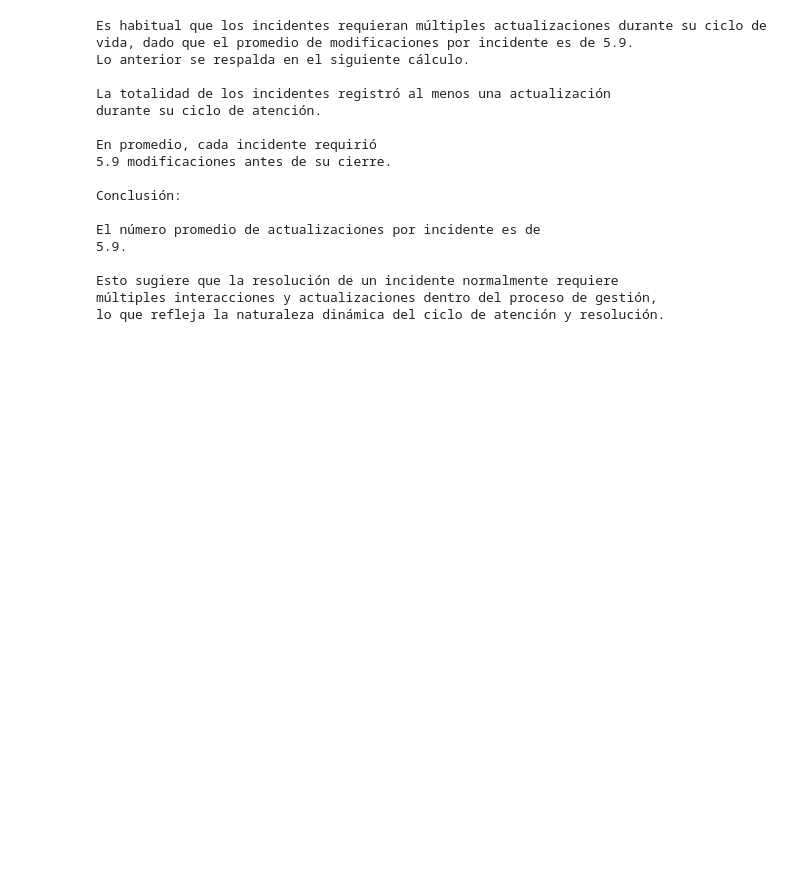
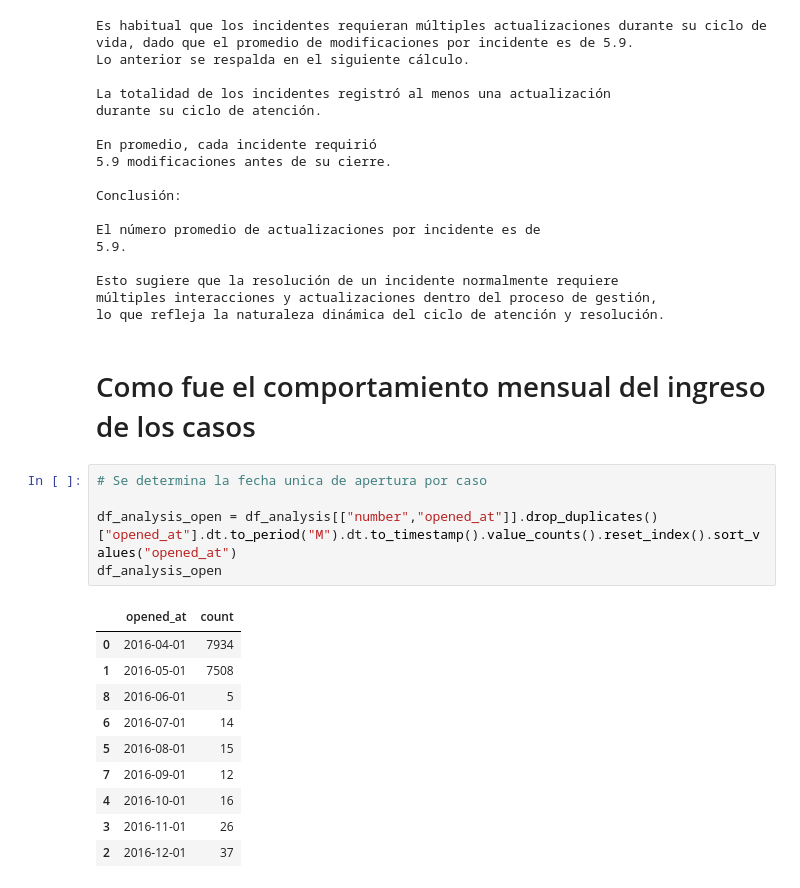
Before and after one commit to FoxJaeger007/ERP-Support-Operations-Dashboard, a Jupyter notebook: Notebooks/ERP_Incident_Analysis.ipynb, the cells around one changed output. Drawn from its saved outputs; the diff is of its cells as text; blank space fills up the shorter version.

```diff
--- a/Notebooks/ERP_Incident_Analysis.ipynb
+++ b/Notebooks/ERP_Incident_Analysis.ipynb
@@ -427,3 +458,21 @@ El número promedio de actualizaciones por incidente es de
 Esto sugiere que la resolución de un incidente normalmente requiere
 múltiples interacciones y actualizaciones dentro del proceso de gestión,
 lo que refleja la naturaleza dinámica del ciclo de atención y resolución.
+# %% [markdown]
+# Como fue el comportamiento mensual del ingreso de los casos
+# %%
+# Se determina la fecha unica de apertura por caso
+
+df_analysis_open = df_analysis[["number","opened_at"]].drop_duplicates()["opened_at"].dt.to_period("M").dt.to_timestamp().value_counts().reset_index().sort_values("opened_at")
+df_analysis_open
+# %% [output]
+|  | opened_at | count |
+| 0 | 2016-04-01 | 7934 |
+| 1 | 2016-05-01 | 7508 |
+| 8 | 2016-06-01 | 5 |
+| 6 | 2016-07-01 | 14 |
+| 5 | 2016-08-01 | 15 |
+| 7 | 2016-09-01 | 12 |
+| 4 | 2016-10-01 | 16 |
+| 3 | 2016-11-01 | 26 |
+| 2 | 2016-12-01 | 37 |
```
Also changed, not shown: parts of 14 cells of this notebook, 1 other file.
